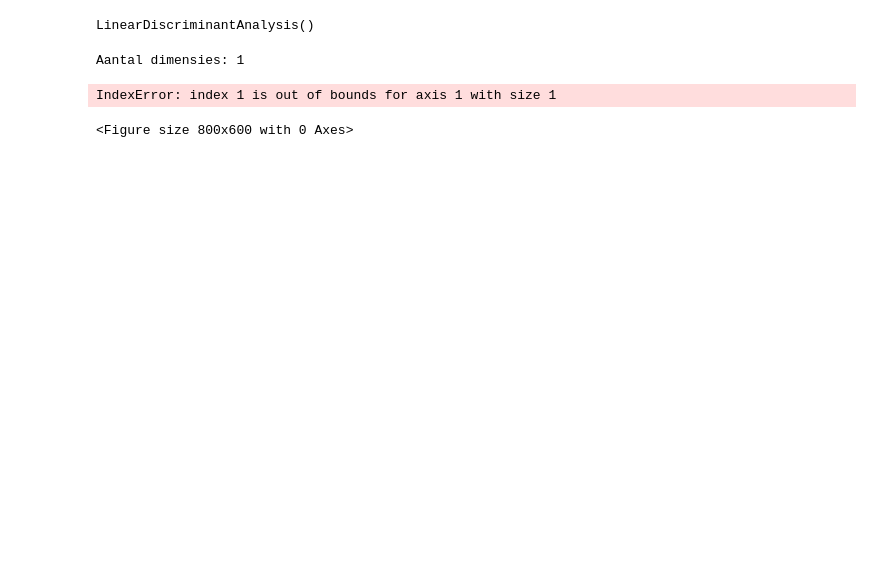
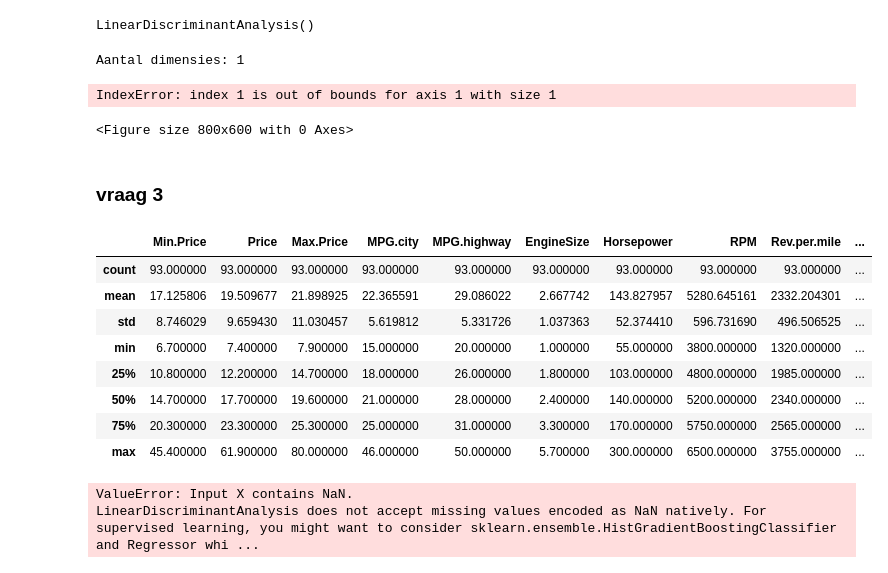
Before and after one commit to softtagz-sys/DataScience2, a Jupyter notebook: Oefeningen/5 - DiscriminantAnalyse.ipynb, the cells around one changed output. Drawn from its saved outputs; the diff is of its cells as text; code cells hidden in the pictures; blank space fills up the shorter version.

Commit message:
oefening discriminant analyse

```diff
--- a/Oefeningen/5 - DiscriminantAnalyse.ipynb
+++ b/Oefeningen/5 - DiscriminantAnalyse.ipynb
@@ -129,3 +129,20 @@ plt.show()
 # %% [output]
 IndexError: index 1 is out of bounds for axis 1 with size 1
 <Figure size 800x600 with 0 Axes>
+# %% [markdown]
+### vraag 3
+# %%
+#a Analyseer de type van gegevens in deze dataset
+
+cars93 = pd.read_csv('./data/cars93.csv', delimiter=';')
+cars93.describe()
+# %% [output]
+|  | Min.Price | Price | Max.Price | MPG.city | MPG.highway | EngineSize | Horsepower | RPM | Rev.per.mile | ... |
+| count | 93.000000 | 93.000000 | 93.000000 | 93.000000 | 93.000000 | 93.000000 | 93.000000 | 93.000000 | 93.000000 | ... |
+| mean | 17.125806 | 19.509677 | 21.898925 | 22.365591 | 29.086022 | 2.667742 | 143.827957 | 5280.645161 | 2332.204301 | ... |
+| std | 8.746029 | 9.659430 | 11.030457 | 5.619812 | 5.331726 | 1.037363 | 52.374410 | 596.731690 | 496.506525 | ... |
+| min | 6.700000 | 7.400000 | 7.900000 | 15.000000 | 20.000000 | 1.000000 | 55.000000 | 3800.000000 | 1320.000000 | ... |
+| 25% | 10.800000 | 12.200000 | 14.700000 | 18.000000 | 26.000000 | 1.800000 | 103.000000 | 4800.000000 | 1985.000000 | ... |
+| 50% | 14.700000 | 17.700000 | 19.600000 | 21.000000 | 28.000000 | 2.400000 | 140.000000 | 5200.000000 | 2340.000000 | ... |
+| 75% | 20.300000 | 23.300000 | 25.300000 | 25.000000 | 31.000000 | 3.300000 | 170.000000 | 5750.000000 | 2565.000000 | ... |
+| max | 45.400000 | 61.900000 | 80.000000 | 46.000000 | 50.000000 | 5.700000 | 300.000000 | 6500.000000 | 3755.000000 | ... |
@@ -131,0 +160,7 @@ IndexError: index 1 is out of bounds for axis 1 with size 1
+# %%
+#e Pas een discriminatanalyse toe op deze data set. Neem als afhankelijke variabele de kolom Type en als onafhankelijke variabelen alle bruikbare kolomen
+lda = LinearDiscriminantAnalysis()
+lda.fit(onafhankelijke_variabelen, afhankelijke_variabele)
+# %% [output]
+ValueError: Input X contains NaN.
+LinearDiscriminantAnalysis does not accept missing values encoded as NaN natively. For supervised learning, you might want to consider sklearn.ensemble.HistGradientBoostingClassifier and Regressor whi ...
```
Also changed, not shown: parts of 3 cells of this notebook, 1 other file.
